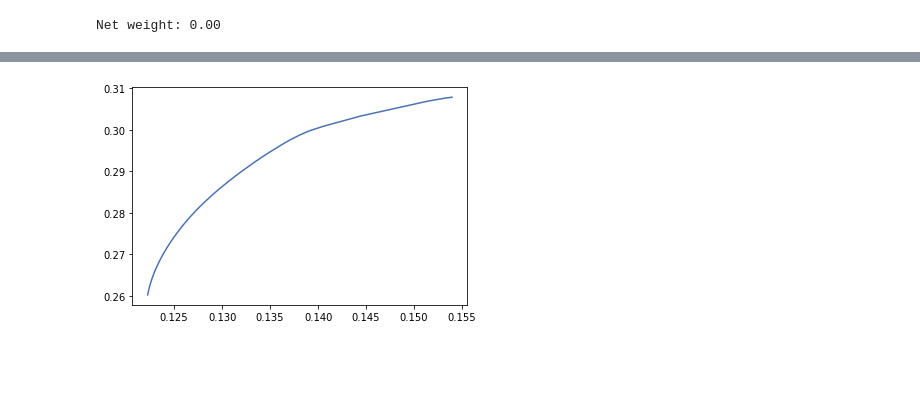
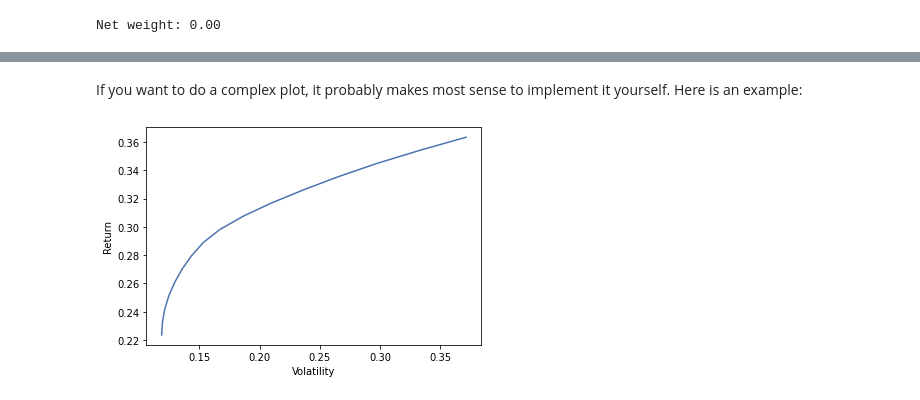
Before and after one commit to robertmartin8/PyPortfolioOpt, a Jupyter notebook: cookbook/2-Mean-Variance-Optimisation.ipynb, the cells around one changed output, grey strips where cells are left out. Drawn from its saved outputs; the diff is of its cells as text; code cells hidden in the pictures; blank space fills up the shorter version.

```diff
--- a/cookbook/2-Mean-Variance-Optimisation.ipynb
+++ b/cookbook/2-Mean-Variance-Optimisation.ipynb
@@ -34,7 +35,7 @@ ohlc = yf.download(tickers, period="max")
 # %% [output]
 [*********************100%***********************]  15 of 15 completed
 # %%
-prices = ohlc["Adj Close"]
+prices = ohlc["Adj Close"].dropna(how="all")
 prices.tail()
 # %% [output]
 |  | ACN | AMZN | COST | DIS | F | GILD | JPM | KO | LUV | MA | MSFT | ... |
@@ -461,0 +546,9 @@ PyPortfolioOpt does not yet suport plotting the constrained efficient frontier (
+# %%
+import cvxpy as cp
+
+mu = expected_returns.capm_return(prices)
+S = risk_models.CovarianceShrinkage(prices).ledoit_wolf()
+
+ef = EfficientFrontier(mu, S,)
+big_tech_indices = [t in {"MSFT", "AMZN", "TSLA"} for t in tickers]
+ef.add_constraint(lambda w: cp.sum(w[big_tech_indices]) <= 0.3)
@@ -462,11 +563,18 @@ PyPortfolioOpt does not yet suport plotting the constrained efficient frontier (
+# %% [markdown]
+If you want to do a complex plot, it probably makes most sense to implement it yourself. Here is an example:
 # %%
 returns, sigmas = [], []
-for delta in np.arange(1, 100, 1):
-    ef = EfficientFrontier(mu, S, weight_bounds=(0.02, 0.15))
-    ef.max_quadratic_utility(delta)
+for target_ret in np.linspace(0, mu.max(), 40):
+    ef = EfficientFrontier(mu, S, weight_bounds=(0, 1))
+    try:
+        ef.efficient_return(target_ret)
+    except:
+        continue
     ret, sigma, _ = ef.portfolio_performance()
     returns.append(ret)
     sigmas.append(sigma)
-plt.plot(sigmas, returns);
+plt.plot(sigmas, returns)
+plt.xlabel("Volatility")
+plt.ylabel("Return");
 # %% [output]
-[figure, old version]
+[figure, new version]
```
Also changed, not shown: parts of 44 cells of this notebook, 4 other files.
